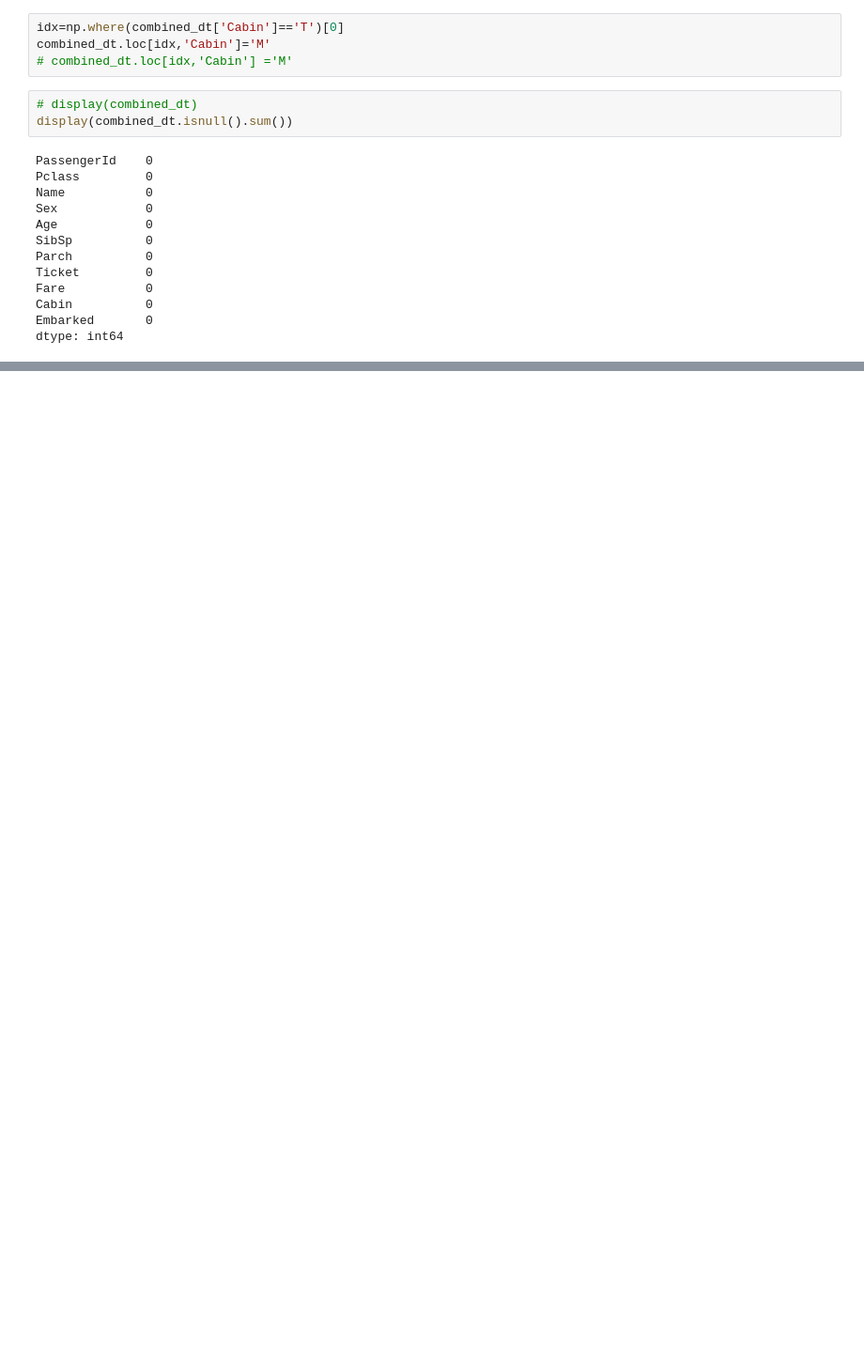
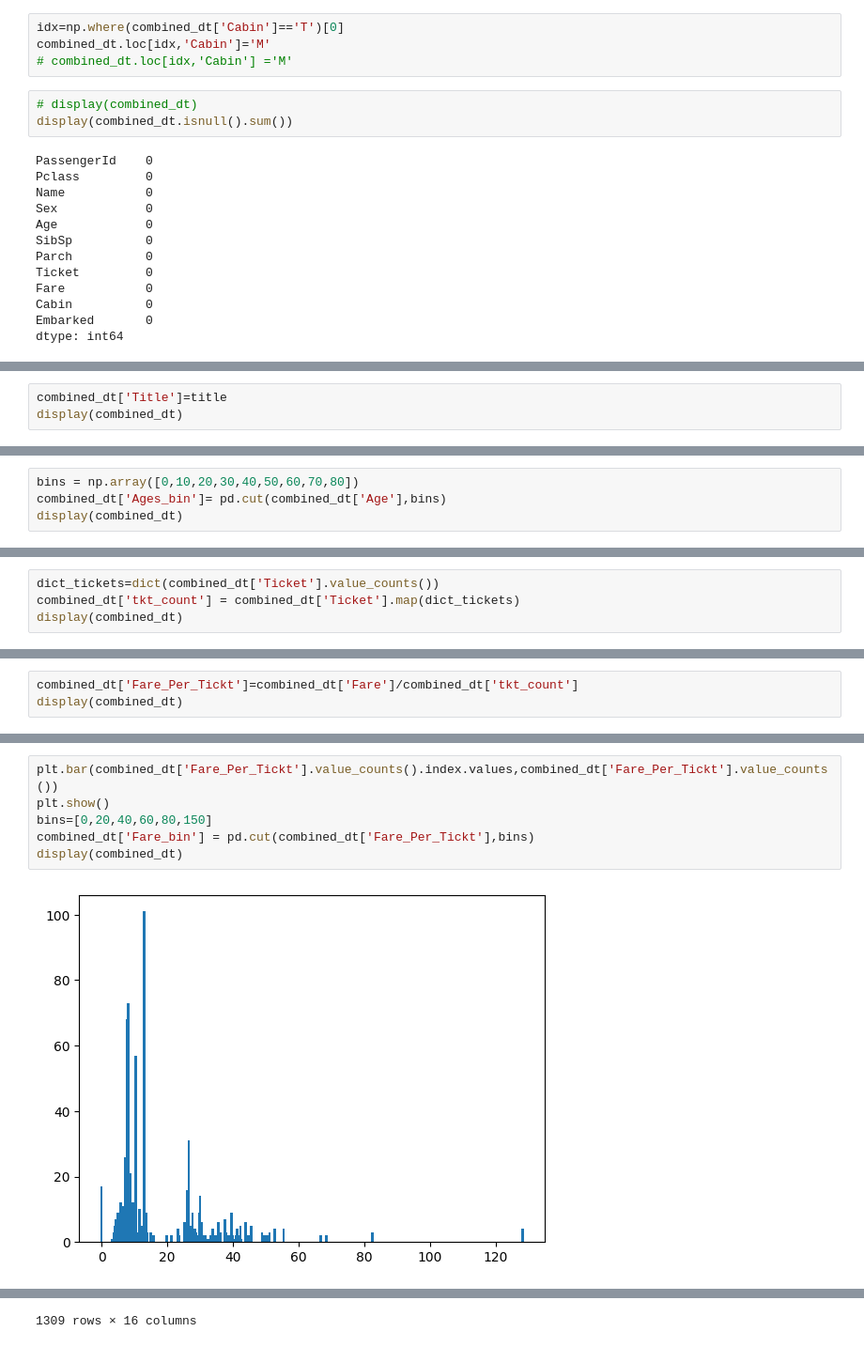
Before and after one commit to NikhilMoon2000/TitanicPredictionModel, a Jupyter notebook: main_preProcessing.ipynb, the cells around one changed output, grey strips where cells are left out. Shown at 94% size. Drawn from its saved outputs; the diff is of its cells as text; blank space fills up the shorter version.

```diff
--- a/main_preProcessing.ipynb
+++ b/main_preProcessing.ipynb
@@ -230,0 +289,3 @@ dtype: int64
+# %%
+combined_dt['Title']=title
+display(combined_dt)
@@ -230,0 +306,4 @@ dtype: int64
+# %%
+bins = np.array([0,10,20,30,40,50,60,70,80])
+combined_dt['Ages_bin']= pd.cut(combined_dt['Age'],bins)
+display(combined_dt)
@@ -230,0 +324,4 @@ dtype: int64
+# %%
+dict_tickets=dict(combined_dt['Ticket'].value_counts())
+combined_dt['tkt_count'] = combined_dt['Ticket'].map(dict_tickets)
+display(combined_dt)
@@ -230,0 +342,3 @@ dtype: int64
+# %%
+combined_dt['Fare_Per_Tickt']=combined_dt['Fare']/combined_dt['tkt_count']
+display(combined_dt)
@@ -230,0 +359,8 @@ dtype: int64
+# %%
+plt.bar(combined_dt['Fare_Per_Tickt'].value_counts().index.values,combined_dt['Fare_Per_Tickt'].value_counts())
+plt.show()
+bins=[0,20,40,60,80,150]
+combined_dt['Fare_bin'] = pd.cut(combined_dt['Fare_Per_Tickt'],bins)
+display(combined_dt)
+# %% [output]
+[figure, added]
@@ -230,0 +379 @@ dtype: int64
+1309 rows × 16 columns
```
Also changed, not shown: parts of 21 cells of this notebook.
